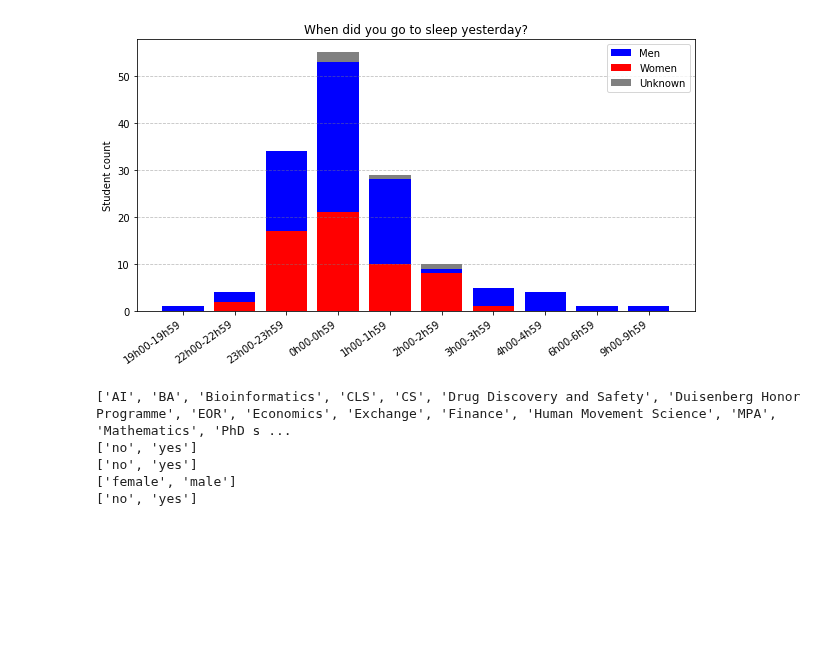
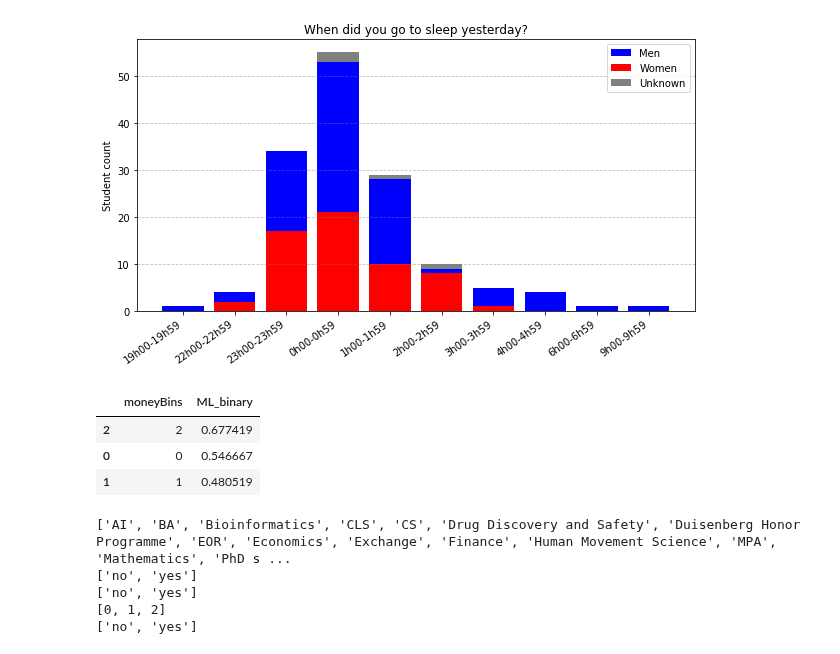
Before and after one commit to FionaLippert/DataMining, a Jupyter notebook: data_plotting.ipynb, the cells around one changed output. Cells and saved outputs as stored; diff of their text form; code cells hidden in the pictures; blank space fills up the shorter version.

```diff
--- a/data_plotting.ipynb
+++ b/data_plotting.ipynb
@@ -458,6 +458,15 @@ plt.savefig('figures/sleep_by_gender.pdf', bbox_inches='tight')
 plt.show()
 # %% [output]
 [figure]
+# %%
+db['ML_binary'] = db.ML.map({'yes':1, 'no':0})
+db['moneyBins'] = pd.qcut(db['money'], 3, np.arange(3))
+db[['moneyBins','ML_binary']].groupby(['moneyBins'], as_index=False).mean().sort_values(by='ML_binary',ascending=False)
+# %% [output]
+|  | moneyBins | ML_binary |
+| 2 | 2 | 0.677419 |
+| 0 | 0 | 0.546667 |
+| 1 | 1 | 0.480519 |
 # %%
 from sklearn.model_selection import cross_val_score
 from sklearn.tree import DecisionTreeClassifier
@@ -468,10 +477,11 @@ from sklearn.ensemble import RandomForestClassifier
 features1 = ['programme','DB','y_birth']
 features2 = ['programme','DB','stat','gender']
 features3 = ['programme','h_bed','y_birth']
+features4 = ['programme','DB','IR','moneyBins']
 target1 = 'ML'
 target3 = 'gender'
 
-features = features2
+features = features4
 target = target1
 
 columns = np.append(features, target)
@@ -490,7 +500,7 @@ binary_features = enc.fit_transform(classification_data[features])
 ['AI', 'BA', 'Bioinformatics', 'CLS', 'CS', 'Drug Discovery and Safety', 'Duisenberg Honor Programme', 'EOR', 'Economics', 'Exchange', 'Finance', 'Human Movement Science', 'MPA', 'Mathematics', 'PhD s ...
 ['no', 'yes']
 ['no', 'yes']
-['female', 'male']
+[0, 1, 2]
 ['no', 'yes']
 # %%
 clf1 = DecisionTreeClassifier(random_state=0)
```
Also changed, not shown: parts of 16 cells of this notebook, 1 other file.
